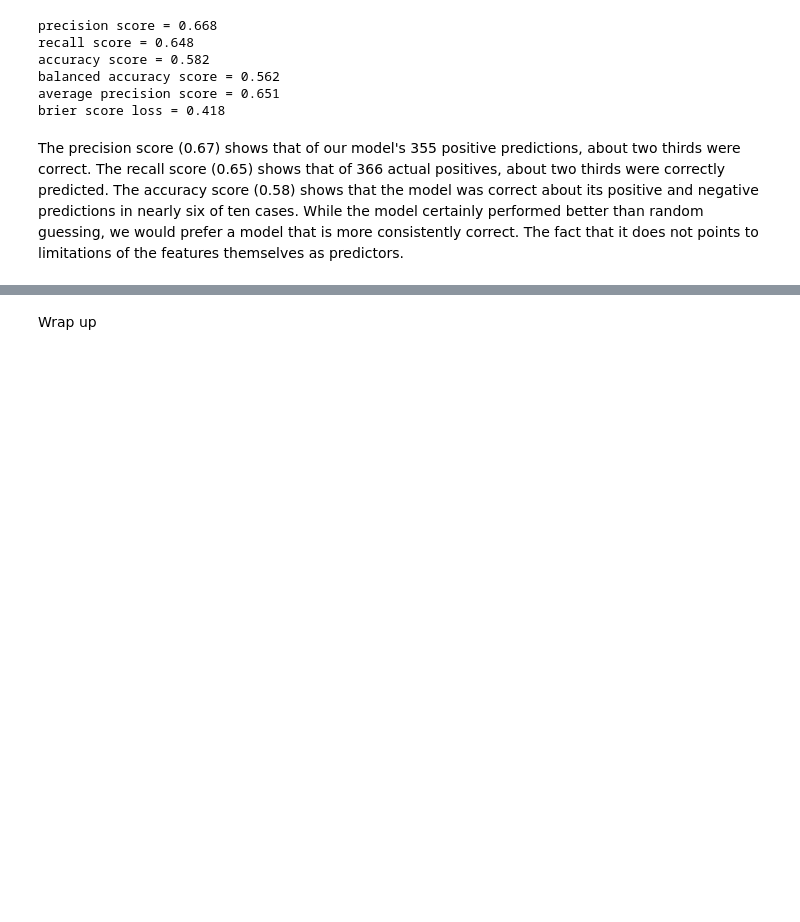
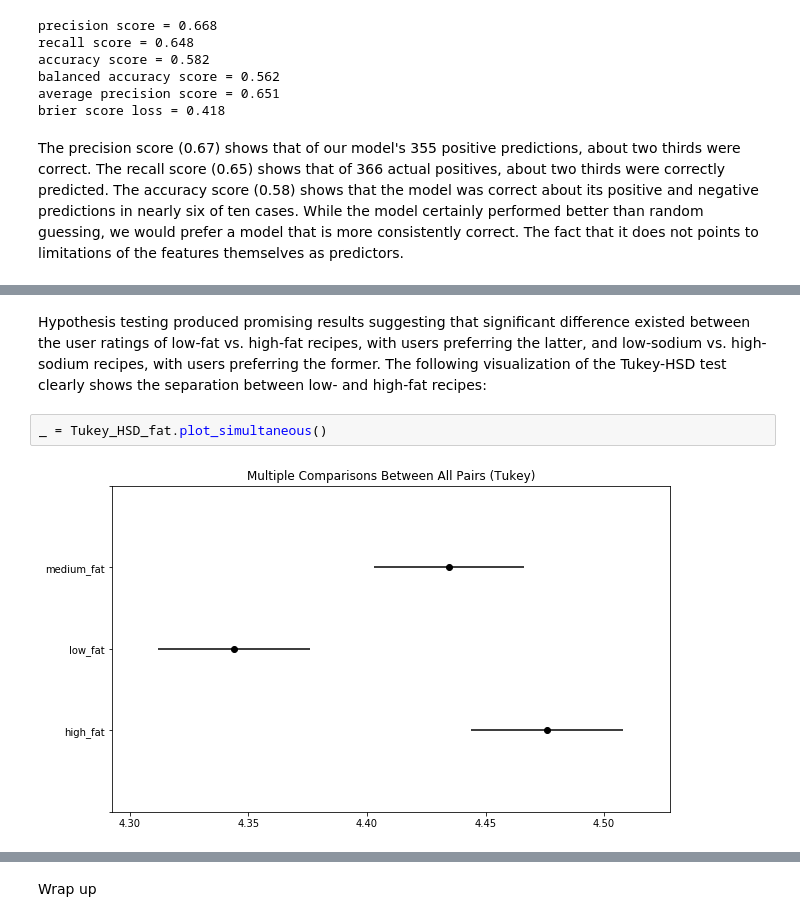
Before and after one commit to pelorenz/data-science-410, a Jupyter notebook: PeterLorenz-M03.ipynb, the cells around one changed output, grey strips where cells are left out. Cells and saved outputs as stored; diff of their text form; blank space fills up the shorter version.

```diff
--- a/PeterLorenz-M03.ipynb
+++ b/PeterLorenz-M03.ipynb
@@ -958,0 +1032,6 @@ The precision score (0.67) shows that of our model's 355 positive predictions, a
+# %% [markdown]
+Hypothesis testing produced promising results suggesting that significant difference existed between the user ratings of low-fat vs. high-fat recipes, with users preferring the latter, and low-sodium vs. high-sodium recipes, with users preferring the former. The following visualization of the Tukey-HSD test clearly shows the separation between low- and high-fat recipes:
+# %%
+_ = Tukey_HSD_fat.plot_simultaneous()
+# %% [output]
+[figure, added]
```
Also changed, not shown: parts of 18 cells of this notebook.
